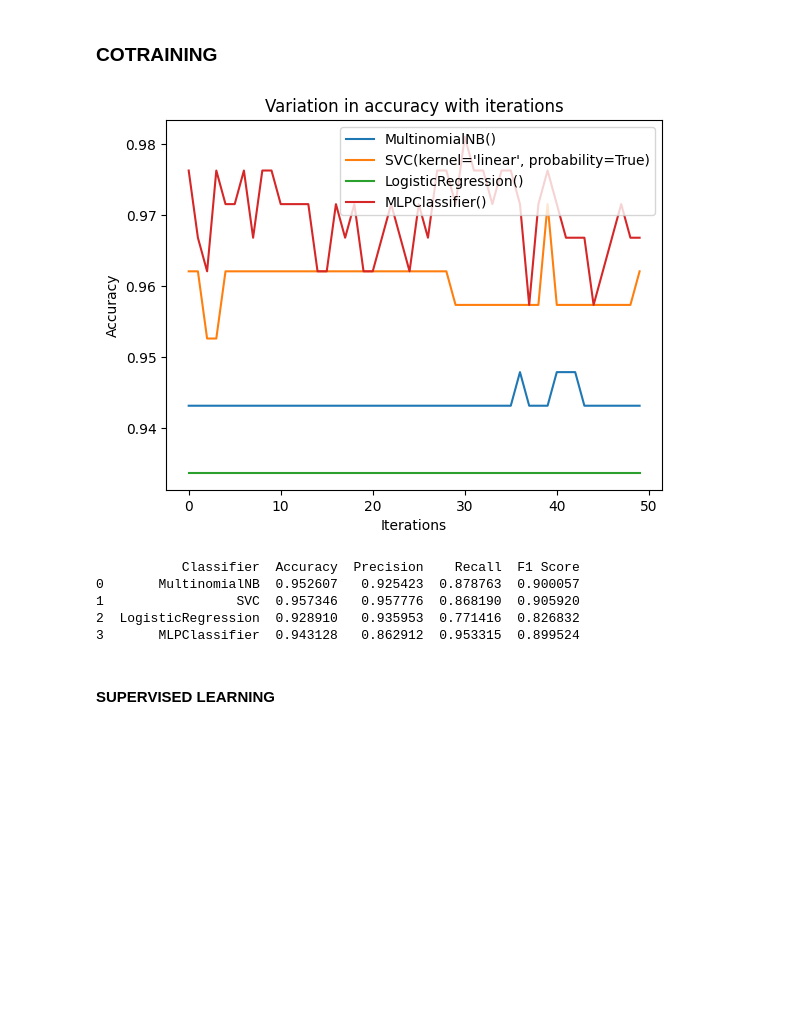
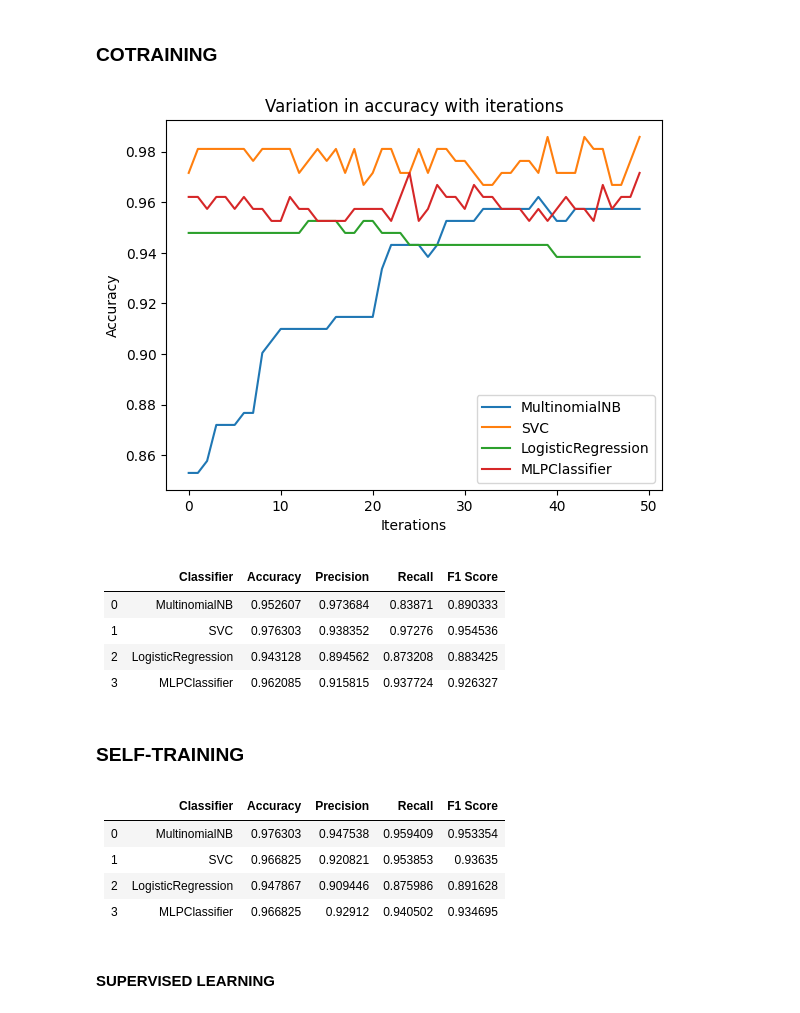
Before and after one commit to Shravya1234567/Combining_Labeled_and_Unlabeled_Data_with_Co-Training, a Jupyter notebook: project.ipynb, the cells around one changed output. Drawn from its saved outputs; the diff is of its cells as text; code cells hidden in the pictures; blank space fills up the shorter version.

```diff
--- a/project.ipynb
+++ b/project.ipynb
@@ -95,8 +194,7 @@ def accuracy(X_test, y_test, clf_fulltext,clf_inlinks,flag=0):
 ### COTRAINING ALGORITHM FOR BINARY CLASSIFICATION
 # %%
 # cotraining algorithm
-from sklearn.svm import SVC
-def cotrain_binary(p,n,k,u,X_train_L,X_train_U,y_train_L,y_train_U, X_test, y_test, clf_fulltext,clf_inlinks,flag=0):
+def cotrain_binary(p,n,k,u,X_train_L,X_train_U,y_train_L,y_train_U, X_test, y_test, clf_fulltext,clf_inlinks,flag=0, save = 0, k_save = 30, file_name = ""):
     accuracy_list = []
     precision_list = []
     recall_list = []
@@ -118,7 +216,7 @@ def cotrain_binary(p,n,k,u,X_train_L,X_train_U,y_train_L,y_train_U, X_test, y_te
         else:
             clf_inlinks.fit(inlinks_t, y_train_L)
 
-        # randomly select u examples from U
+        # randomly selecting u examples from U
         X_train_U_sample = []
         y_train_U_sample = []
 
@@ -186,6 +284,13 @@ def cotrain_binary(p,n,k,u,X_train_L,X_train_U,y_train_L,y_train_U, X_test, y_te
             X_train_U_sample = np.delete(X_train_U_sample,index,0)
             y_train_U_sample = np.delete(y_train_U_sample,index,0)
 
+        if(save and _ == k_save):
+          filename = file_name+"_view-1"
+          pickle.dump(clf_fulltext, open(filename, 'wb'))
+          filename = file_name+"_view-2"
+          pickle.dump(clf_inlinks,open(filename, 'wb'))
+
+
         # calculating the accuracy
         acc,pre,rec,f1 = accuracy(X_test, y_test, clf_fulltext,clf_inlinks,flag)
         accuracy_list.append(acc)
@@ -548,0 +632,15 @@ for i in range(len(X_train)):
+# %%
+# varying u
+u = [10,20,30,40,50,60,70,80,90,100]
+a = []
+for i in u:
+    clf_fulltext = MultinomialNaiveBayes()
+    clf_inlinks = MultinomialNaiveBayes()
+    clf_fulltext, clf_inlinks, accuracy_list, precision_list, recall_list, f1_list = cotrain_binary(1,3,30,i,X_train_L,X_train_U,y_train_L,y_train_U, X_test, y_test, clf_fulltext,clf_inlinks)
+    a.append(accuracy_list[-1])
+
+plt.plot(u,a)
+plt.xlabel('u')
+plt.ylabel('accuracy')
+plt.title('Variation of accuracy with u')
+plt.show()
@@ -549,38 +702,49 @@ for i in range(len(X_train)):
 # %% [markdown]
 ### COTRAINING
 # %%
-# Getting the trained classifiers
-clf_fulltexts = [MultinomialNB(),SVC(kernel='linear',probability=True),LogisticRegression(),MLPClassifier()]
-clf_inlinkss = [MultinomialNB(),SVC(kernel='linear',probability=True),LogisticRegression(),MLPClassifier()]
+clf_fulltexts = [MultinomialNaiveBayes(), SVC(kernel='linear',probability=True),MultinomialLogisticRegression(),MLPClassifier()]
+clf_inlinkss = [MultinomialNaiveBayes(), SVC(kernel='linear',probability=True),MultinomialLogisticRegression(),MLPClassifier()]
+names = ['MultinomialNB','SVC','LogisticRegression','MLPClassifier']
+df = pd.DataFrame(columns=['Classifier','Accuracy','Precision','Recall','F1 Score'])
+
 for i in range(len(clf_fulltexts)):
-    clf_fulltext, clf_inlinks, accuracy_list,_,_,_ = cotrain_binary(1,3,50,75,X_train_L,X_train_U,y_train_L,y_train_U, X_test, y_test, clf_fulltexts[i],clf_inlinkss[i])
-    plt.plot(accuracy_list,label=clf_fulltexts[i])
+    clf_fulltext, clf_inlinks, accuracy_list,precision_list,recall_list,f1_list = cotrain_binary(1,3,50,75,X_train_L,X_train_U,y_train_L,y_train_U, X_test, y_test, clf_fulltexts[i],clf_inlinkss[i],0,1,30,names[i]+"dataset_1")
+    df = df._append({'Classifier':names[i],'Accuracy':accuracy_list[29],'Precision':precision_list[29],'Recall':recall_list[29],'F1 Score':f1_list[29]},ignore_index=True)
+    plt.plot(accuracy_list,label=names[i])
 plt.xlabel('Iterations')
 plt.ylabel('Accuracy')
 plt.title('Variation in accuracy with iterations')
 plt.legend()
 plt.show()
+display(Markdown(df.to_markdown()))
 # %% [output]
-[figure, old version]
+[figure, new version]
+|    | Classifier         |   Accuracy |   Precision |   Recall |   F1 Score |
+|---:|:-------------------|-----------:|------------:|---------:|-----------:|
+|  0 | MultinomialNB      |   0.952607 |    0.973684 | 0.83871  |   0.890333 |
+|  1 | SVC                |   0.976303 |    0.938352 | 0.97276  |   0.954536 |
+|  2 | LogisticRegression |   0.943128 |    0.894562 | 0.873208 |   0.883425 |
+|  3 | MLPClassifier      |   0.962085 |    0.915815 | 0.937724 |   0.926327 |
+# %% [markdown]
+### SELF-TRAINING
 # %%
-# make table for accuracy, precision, recall, f1 score for each classifier for k = 30
-clf_fulltexts = [MultinomialNB(),SVC(kernel='linear',probability=True),LogisticRegression(),MLPClassifier()]
-clf_inlinkss = [MultinomialNB(),SVC(kernel='linear',probability=True),LogisticRegression(),MLPClassifier()]
+clf_fulltexts = [MultinomialNaiveBayes(), SVC(kernel='linear',probability=True),MultinomialLogisticRegression(),MLPClassifier()]
+clf_inlinkss = [MultinomialNaiveBayes(), SVC(kernel='linear',probability=True),MultinomialLogisticRegression(),MLPClassifier()]
 names = ['MultinomialNB','SVC','LogisticRegression','MLPClassifier']
-# use pandas dataframe to make table
-df = pd.DataFrame(columns=['Classifier','Accuracy','Precision','Recall','F1 Score'])
+df2 = pd.DataFrame(columns=['Classifier','Accuracy','Precision','Recall','F1 Score'])
 
 for i in range(len(clf_fulltexts)):
-    clf_fulltext, clf_inlinks, accuracy_list, precision_list, recall_list, f1_list = cotrain_binary(1,3,30,75,X_train_L,X_train_U,y_train_L,y_train_U, X_test, y_test, clf_fulltexts[i],clf_inlinkss[i])
-    df = df._append({'Classifier':names[i],'Accuracy':accuracy_list[-1],'Precision':precision_list[-1],'Recall':recall_list[-1],'F1 Score':f1_list[-1]},ignore_index=True)
+    clf_fulltext, clf_inlinks, accuracy_list, precision_list, recall_list, f1_list = self_training_binary(240,X_train_L,X_train_U,y_train_L,y_train_U, X_test, y_test, clf_fulltexts[i],clf_inlinkss[i])
+    df2 = df2._append({'Classifier':names[i],'Accuracy':accuracy_list[-1],'Precision':precision_list[-1],'Recall':recall_list[-1],'F1 Score':f1_list[-1]},ignore_index=True)
 
-print(df)
+display(Markdown(df2.to_markdown()))
 # %% [output]
-           Classifier  Accuracy  Precision    Recall  F1 Score
-0       MultinomialNB  0.952607   0.925423  0.878763  0.900057
-1                 SVC  0.957346   0.957776  0.868190  0.905920
-2  LogisticRegression  0.928910   0.935953  0.771416  0.826832
-3       MLPClassifier  0.943128   0.862912  0.953315  0.899524
+|    | Classifier         |   Accuracy |   Precision |   Recall |   F1 Score |
+|---:|:-------------------|-----------:|------------:|---------:|-----------:|
+|  0 | MultinomialNB      |   0.976303 |    0.947538 | 0.959409 |   0.953354 |
+|  1 | SVC                |   0.966825 |    0.920821 | 0.953853 |   0.93635  |
+|  2 | LogisticRegression |   0.947867 |    0.909446 | 0.875986 |   0.891628 |
+|  3 | MLPClassifier      |   0.966825 |    0.92912  | 0.940502 |   0.934695 |
 # %% [markdown]
 #### SUPERVISED LEARNING
 # %%
```
Also changed, not shown: parts of 43 cells of this notebook.
